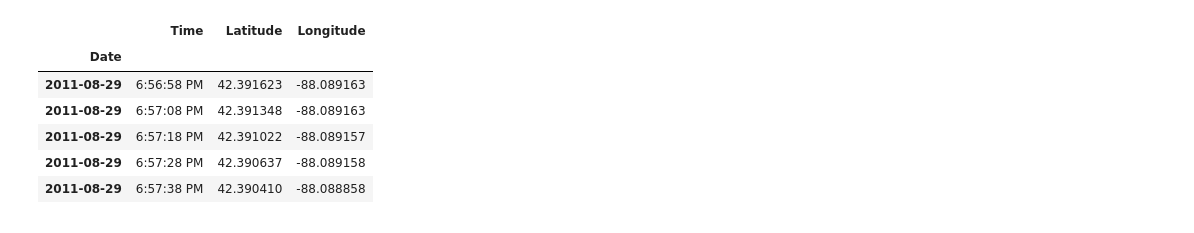
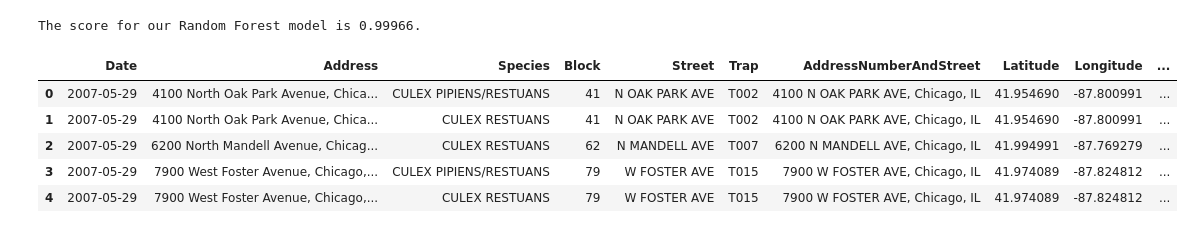
Before and after one commit to cl65610/west_nile, a Jupyter notebook: models/dbscan_prep.ipynb, the cells around one changed output. Saved outputs shown, nothing was run; the diff lists cells and outputs as text; code cells hidden in the pictures.

```diff
--- a/models/dbscan_prep.ipynb
+++ b/models/dbscan_prep.ipynb
@@ -20,0 +80,8 @@ df.set_index(['Date'], inplace=True)
+# %%
+rf = RandomForestClassifier()
+rf_fit = rf.fit(X,y)
+print 'The score for our Random Forest model is %.5f.' % rf.score(X, y)
+# After seeing the high score with this model, we saved the fit as the variable rf_fit. This way, we can use the fit to
+# predict the spray zones for our train data.
+# %% [output]
+The score for our Random Forest model is 0.99966.
@@ -21,10 +95,16 @@ df.set_index(['Date'], inplace=True)
+# %%
+# Here we predict what our train data spray zones will be and set those results equal to a dataframe that we can then join
+# onto our training data.
+label_predicts = rf_fit.predict(X2)
+rf_labels = pd.DataFrame(predictions, columns = ['rf_labels'])
+# %%
+labeled_df = df2.join(rf_labels)
 # %%
-df.head()
+labeled_df.head()
 # %% [output]
-|  | Time | Latitude | Longitude |
-| Date |  |  |  |
-| 2011-08-29 | 6:56:58 PM | 42.391623 | -88.089163 |
-| 2011-08-29 | 6:57:08 PM | 42.391348 | -88.089163 |
-| 2011-08-29 | 6:57:18 PM | 42.391022 | -88.089157 |
-| 2011-08-29 | 6:57:28 PM | 42.390637 | -88.089158 |
-| 2011-08-29 | 6:57:38 PM | 42.390410 | -88.088858 |
+|  | Date | Address | Species | Block | Street | Trap | AddressNumberAndStreet | Latitude | Longitude | ... |
+| 0 | 2007-05-29 | 4100 North Oak Park Avenue, Chica... | CULEX PIPIENS/RESTUANS | 41 | N OAK PARK AVE | T002 | 4100 N OAK PARK AVE, Chicago, IL | 41.954690 | -87.800991 | ... |
+| 1 | 2007-05-29 | 4100 North Oak Park Avenue, Chica... | CULEX RESTUANS | 41 | N OAK PARK AVE | T002 | 4100 N OAK PARK AVE, Chicago, IL | 41.954690 | -87.800991 | ... |
+| 2 | 2007-05-29 | 6200 North Mandell Avenue, Chicag... | CULEX RESTUANS | 62 | N MANDELL AVE | T007 | 6200 N MANDELL AVE, Chicago, IL | 41.994991 | -87.769279 | ... |
+| 3 | 2007-05-29 | 7900 West Foster Avenue, Chicago,... | CULEX PIPIENS/RESTUANS | 79 | W FOSTER AVE | T015 | 7900 W FOSTER AVE, Chicago, IL | 41.974089 | -87.824812 | ... |
+| 4 | 2007-05-29 | 7900 West Foster Avenue, Chicago,... | CULEX RESTUANS | 79 | W FOSTER AVE | T015 | 7900 W FOSTER AVE, Chicago, IL | 41.974089 | -87.824812 | ... |
```
Also changed, not shown: parts of 25 cells of this notebook.
